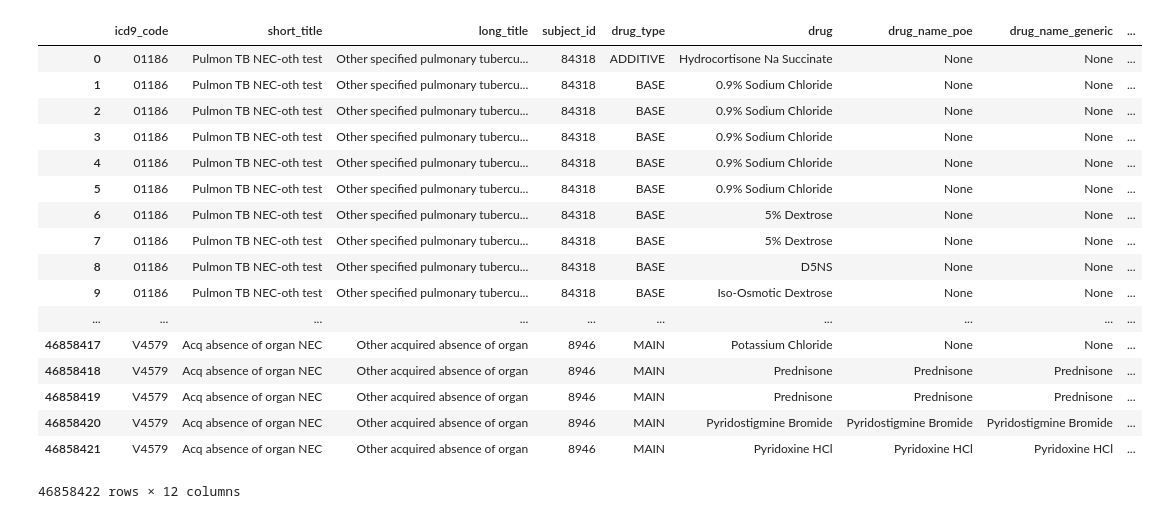
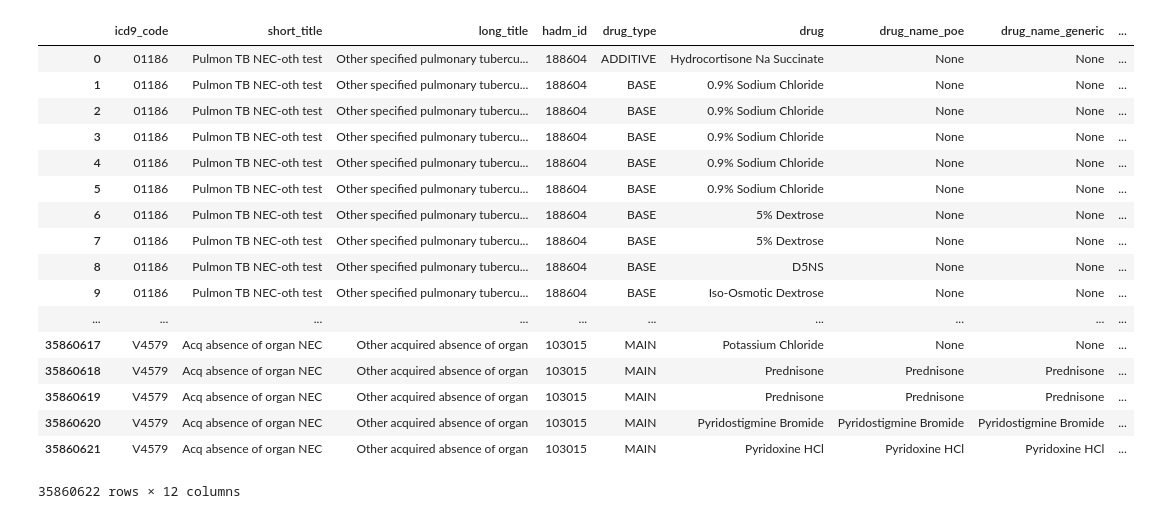
Before and after one commit to TheAntiSnipe/help-a-doc, a Jupyter notebook: Data_extraction.ipynb, the cells around one changed output. Saved outputs shown, nothing was run; the diff lists cells and outputs as text; code cells hidden in the pictures.

```diff
--- a/Data_extraction.ipynb
+++ b/Data_extraction.ipynb
@@ -90,45 +90,47 @@ Executing aline_bmi.sql ... done
 # %%
 query = query_schema+'''
 SELECT icd9_code, short_title, long_title
 FROM D_ICD_DIAGNOSES
 '''
 df1 = pd.read_sql_query(query, con)
 
 query = query_schema+'''
-SELECT DISTINCT icd9_code, subject_id
+SELECT DISTINCT hadm_id, icd9_code
 FROM DIAGNOSES_ICD
+ORDER by hadm_id
 '''
 df2 = pd.read_sql_query(query, con)
 
 df3 = pd.merge(df1, df2, how='inner', on='icd9_code')
 
 query = query_schema+'''
-SELECT  DISTINCT subject_id, drug_type, drug, drug_name_poe, drug_name_generic, formulary_drug_cd, prod_strength, dose_val_rx, dose_unit_rx
+SELECT DISTINCT hadm_id, drug_type, drug, drug_name_poe, drug_name_generic, formulary_drug_cd, prod_strength, dose_val_rx, dose_unit_rx
 FROM PRESCRIPTIONS
+ORDER by hadm_id
 '''
 df4 = pd.read_sql_query(query, con)
 
-df5 = pd.merge(df3, df4, how='inner', on='subject_id')
+df5 = pd.merge(df3, df4, how='inner', on='hadm_id')
 df5
 # %% [output]
-|  | icd9_code | short_title | long_title | subject_id | drug_type | drug | drug_name_poe | drug_name_generic | ... |
-| 0 | 01186 | Pulmon TB NEC-oth test | Other specified pulmonary tubercu... | 84318 | ADDITIVE | Hydrocortisone Na Succinate | None | None | ... |
-| 1 | 01186 | Pulmon TB NEC-oth test | Other specified pulmonary tubercu... | 84318 | BASE | 0.9% Sodium Chloride | None | None | ... |
-| 2 | 01186 | Pulmon TB NEC-oth test | Other specified pulmonary tubercu... | 84318 | BASE | 0.9% Sodium Chloride | None | None | ... |
-| 3 | 01186 | Pulmon TB NEC-oth test | Other specified pulmonary tubercu... | 84318 | BASE | 0.9% Sodium Chloride | None | None | ... |
-| 4 | 01186 | Pulmon TB NEC-oth test | Other specified pulmonary tubercu... | 84318 | BASE | 0.9% Sodium Chloride | None | None | ... |
-| 5 | 01186 | Pulmon TB NEC-oth test | Other specified pulmonary tubercu... | 84318 | BASE | 0.9% Sodium Chloride | None | None | ... |
-| 6 | 01186 | Pulmon TB NEC-oth test | Other specified pulmonary tubercu... | 84318 | BASE | 5% Dextrose | None | None | ... |
-| 7 | 01186 | Pulmon TB NEC-oth test | Other specified pulmonary tubercu... | 84318 | BASE | 5% Dextrose | None | None | ... |
-| 8 | 01186 | Pulmon TB NEC-oth test | Other specified pulmonary tubercu... | 84318 | BASE | D5NS | None | None | ... |
-| 9 | 01186 | Pulmon TB NEC-oth test | Other specified pulmonary tubercu... | 84318 | BASE | Iso-Osmotic Dextrose | None | None | ... |
+|  | icd9_code | short_title | long_title | hadm_id | drug_type | drug | drug_name_poe | drug_name_generic | ... |
+| 0 | 01186 | Pulmon TB NEC-oth test | Other specified pulmonary tubercu... | 188604 | ADDITIVE | Hydrocortisone Na Succinate | None | None | ... |
+| 1 | 01186 | Pulmon TB NEC-oth test | Other specified pulmonary tubercu... | 188604 | BASE | 0.9% Sodium Chloride | None | None | ... |
+| 2 | 01186 | Pulmon TB NEC-oth test | Other specified pulmonary tubercu... | 188604 | BASE | 0.9% Sodium Chloride | None | None | ... |
+| 3 | 01186 | Pulmon TB NEC-oth test | Other specified pulmonary tubercu... | 188604 | BASE | 0.9% Sodium Chloride | None | None | ... |
+| 4 | 01186 | Pulmon TB NEC-oth test | Other specified pulmonary tubercu... | 188604 | BASE | 0.9% Sodium Chloride | None | None | ... |
+| 5 | 01186 | Pulmon TB NEC-oth test | Other specified pulmonary tubercu... | 188604 | BASE | 0.9% Sodium Chloride | None | None | ... |
+| 6 | 01186 | Pulmon TB NEC-oth test | Other specified pulmonary tubercu... | 188604 | BASE | 5% Dextrose | None | None | ... |
+| 7 | 01186 | Pulmon TB NEC-oth test | Other specified pulmonary tubercu... | 188604 | BASE | 5% Dextrose | None | None | ... |
+| 8 | 01186 | Pulmon TB NEC-oth test | Other specified pulmonary tubercu... | 188604 | BASE | D5NS | None | None | ... |
+| 9 | 01186 | Pulmon TB NEC-oth test | Other specified pulmonary tubercu... | 188604 | BASE | Iso-Osmotic Dextrose | None | None | ... |
 | ... | ... | ... | ... | ... | ... | ... | ... | ... | ... |
-| 46858417 | V4579 | Acq absence of organ NEC | Other acquired absence of organ | 8946 | MAIN | Potassium Chloride | None | None | ... |
-| 46858418 | V4579 | Acq absence of organ NEC | Other acquired absence of organ | 8946 | MAIN | Prednisone | Prednisone | Prednisone | ... |
-| 46858419 | V4579 | Acq absence of organ NEC | Other acquired absence of organ | 8946 | MAIN | Prednisone | Prednisone | Prednisone | ... |
-| 46858420 | V4579 | Acq absence of organ NEC | Other acquired absence of organ | 8946 | MAIN | Pyridostigmine Bromide | Pyridostigmine Bromide | Pyridostigmine Bromide | ... |
-| 46858421 | V4579 | Acq absence of organ NEC | Other acquired absence of organ | 8946 | MAIN | Pyridoxine HCl | Pyridoxine HCl | Pyridoxine HCl | ... |
+| 35860617 | V4579 | Acq absence of organ NEC | Other acquired absence of organ | 103015 | MAIN | Potassium Chloride | None | None | ... |
+| 35860618 | V4579 | Acq absence of organ NEC | Other acquired absence of organ | 103015 | MAIN | Prednisone | Prednisone | Prednisone | ... |
+| 35860619 | V4579 | Acq absence of organ NEC | Other acquired absence of organ | 103015 | MAIN | Prednisone | Prednisone | Prednisone | ... |
+| 35860620 | V4579 | Acq absence of organ NEC | Other acquired absence of organ | 103015 | MAIN | Pyridostigmine Bromide | Pyridostigmine Bromide | Pyridostigmine Bromide | ... |
+| 35860621 | V4579 | Acq absence of organ NEC | Other acquired absence of organ | 103015 | MAIN | Pyridoxine HCl | Pyridoxine HCl | Pyridoxine HCl | ... |
-46858422 rows × 12 columns
+35860622 rows × 12 columns
 # %%
 query = query_schema + '''
 SELECT
```
Also changed, not shown: parts of 7 cells of this notebook, 2 other files.
